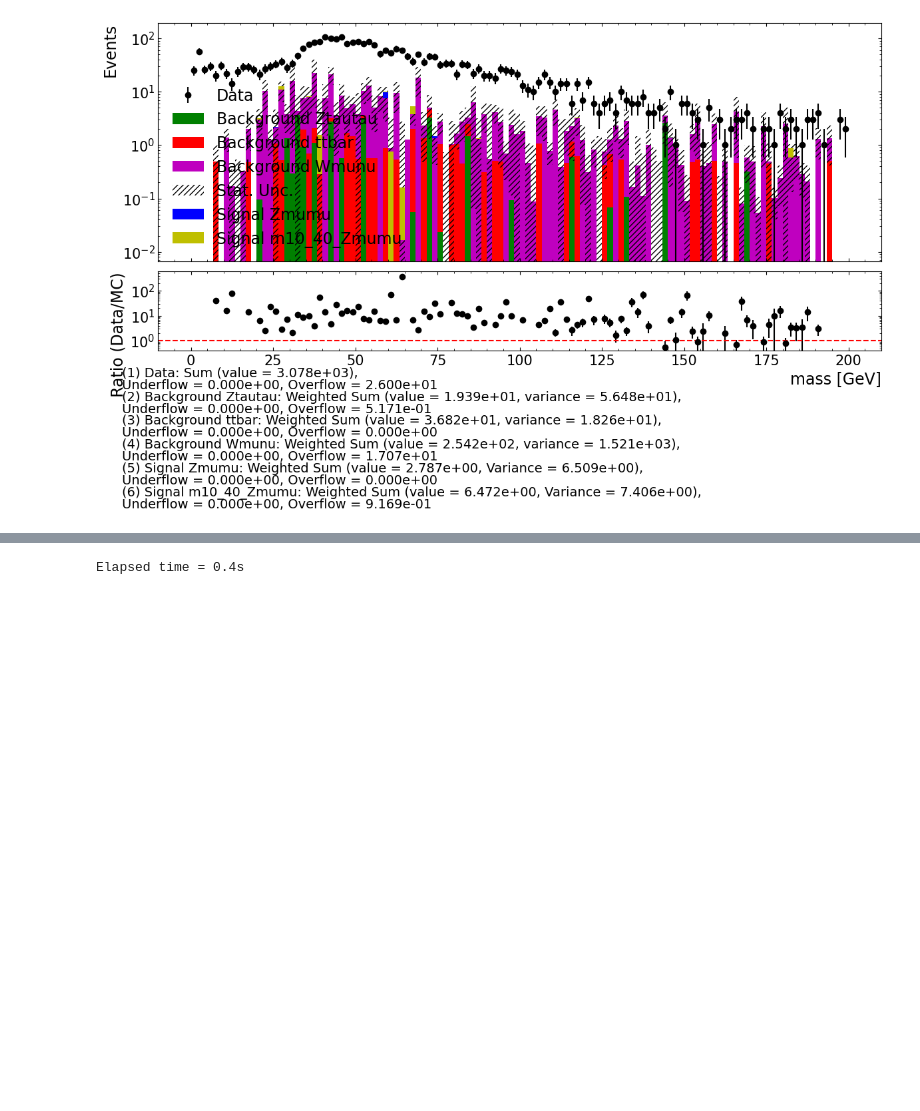
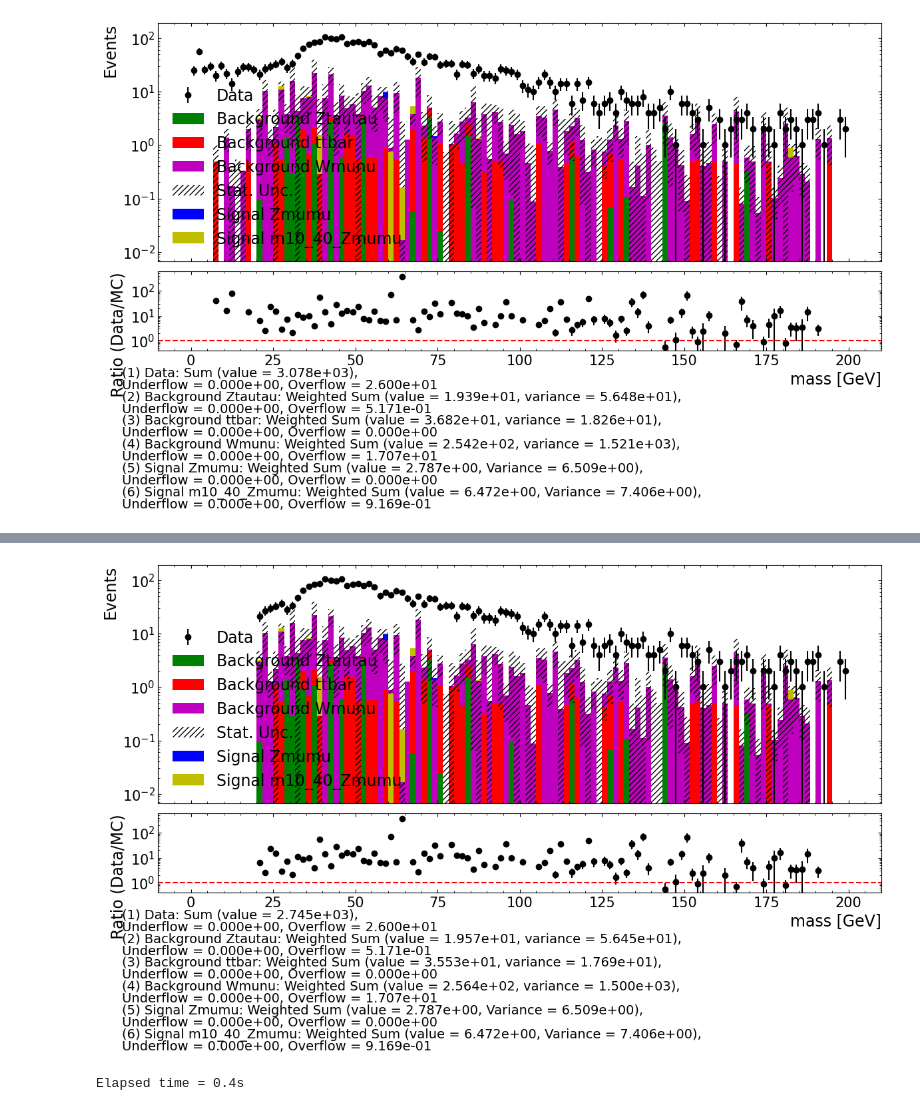
Before and after one commit to CanonicaliTY/ATLAS-Higgs-ZW, a Jupyter notebook: Analysis code/my-ATLAS-code/ATLAS-parquet/DilepLabNotebook.ipynb, the cells around one changed output, grey strips where cells are left out. Cells and saved outputs as stored; diff of their text form; code cells hidden in the pictures; blank space fills up the shorter version.

```diff
--- a/Analysis code/my-ATLAS-code/ATLAS-parquet/DilepLabNotebook.ipynb
+++ b/Analysis code/my-ATLAS-code/ATLAS-parquet/DilepLabNotebook.ipynb
@@ -531,3 +554,22 @@ fig_mu_ssm, hists_mu_ssm = plot_stacked_hist(plot_dict_mu_SS, plot_variable, col
 # %% [output]
 Elapsed time = 0.2s
 [figure]
+# %%
+# muon SS mass (apply low-mass cut)
+plot_variable = 'mass'
+xmin, xmax = 0, 200
+num_bins = 120
+x_label = 'mass [GeV]'
+
+mass_low = 20  # 例如只保留 mll > 20 GeV
+
+plot_dict_mu_SS_cut = {
+    k: v[v['mass'] > mass_low] for k, v in plot_dict_mu_SS.items()
+}
+
+fig_mu_ssm, hists_mu_ssm = plot_stacked_hist(
+    plot_dict_mu_SS_cut, plot_variable, color_list,
+    num_bins, xmin, xmax, x_label,
+    logy=True, show_text=True, residual_plot=True, save_fig=False
+)
+# %% [output]
@@ -534,3 +577,4 @@ Elapsed time = 0.2s
+[figure, added]
 # %%
 #electron_ospt
 plot_dict_ee_OS = {
```
Also changed, not shown: parts of 3 cells of this notebook.
